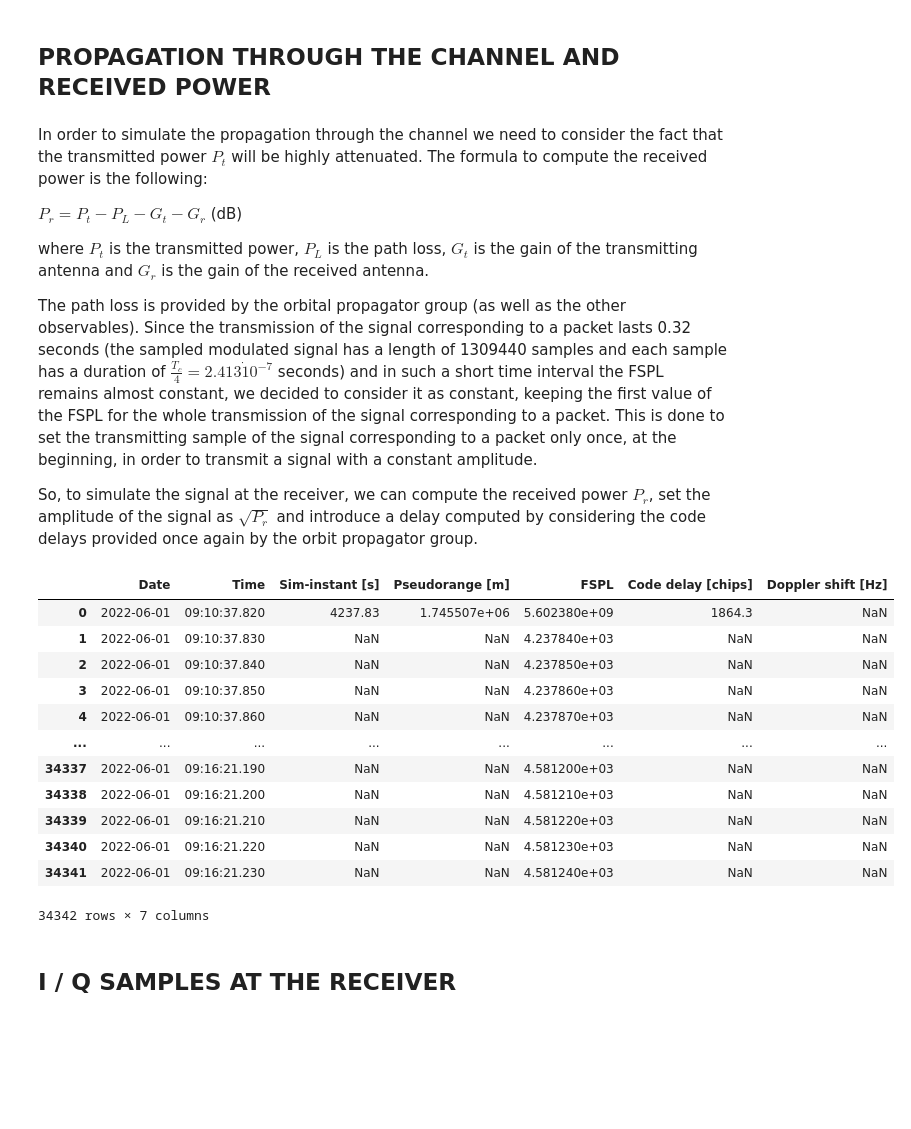
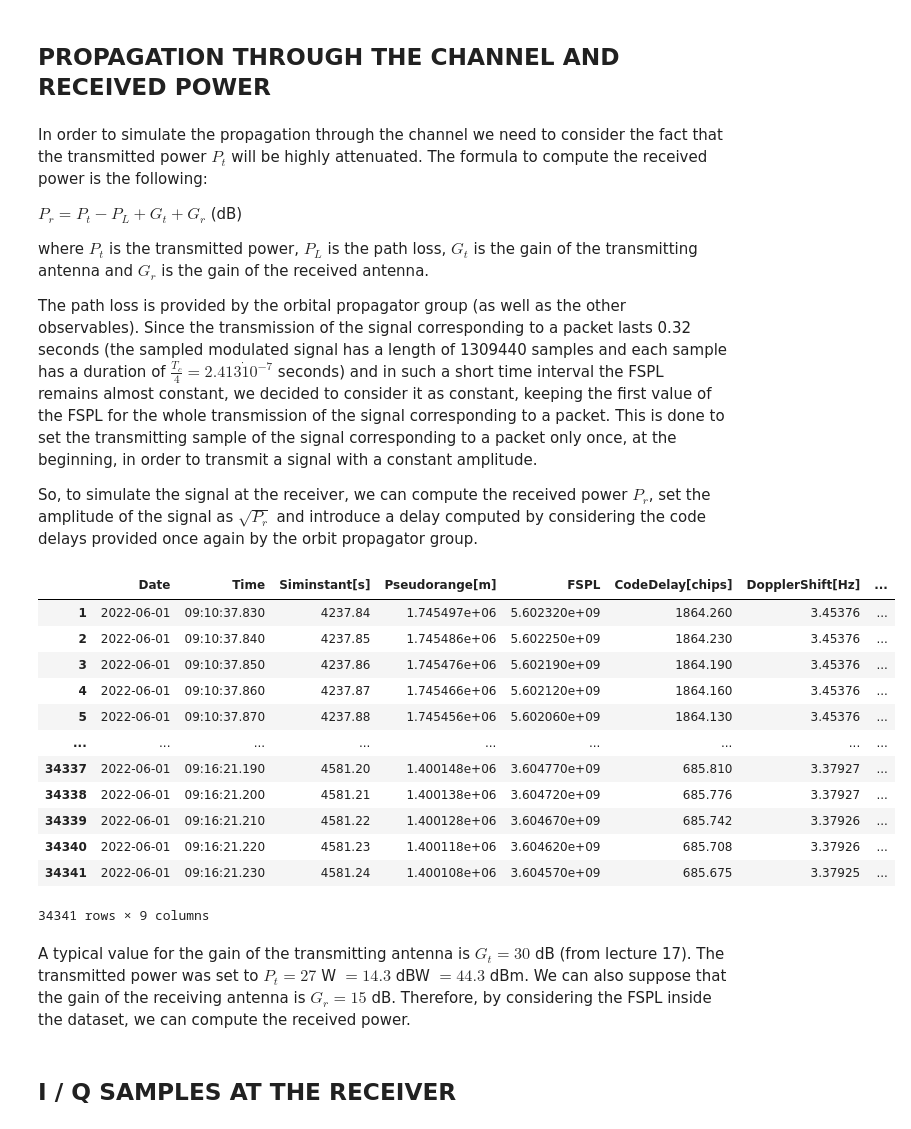
Before and after one commit to mattiasandri/usertransmitter, a Jupyter notebook: usertx.ipynb, the cells around one changed output. Drawn from its saved outputs; the diff is of its cells as text; code cells hidden in the pictures; blank space fills up the shorter version.

Commit message:
settings file modified, added some small explanations, orbit data loaded and completed

```diff
--- a/usertx.ipynb
+++ b/usertx.ipynb
@@ -502,7 +502,7 @@ Power after amplification:  144.0
 # %% [markdown]
 In order to simulate the propagation through the channel we need to consider the fact that the transmitted power $P_t$ will be highly attenuated. The formula to compute the received power is the following:
 
-$P_r = P_t - P_L - G_t - G_r$  (dB)
+$P_r = P_t - P_L + G_t + G_r$  (dB)
 
 where $P_t$ is the transmitted power, $P_L$ is the path loss, $G_t$ is the gain of the transmitting antenna and $G_r$ is the gain of the received antenna.
 
@@ -511,37 +511,39 @@ This is done to set the transmitting sample of the signal corresponding to a pac
 
 So, to simulate the signal at the receiver, we can compute the received power $P_r$, set the amplitude of the signal as $\sqrt{P_r}$ and introduce a delay computed by considering the code delays provided once again by the orbit propagator group.
 # %%
-# #here we load the file provided by the orbit propagator group
+#simple function to convert from linear to dB
+def lin2dB(x):
+    return 10*np.log10(x)
 
-# filename = "OrbitalDATA.txt"
+#here we load the file provided by the orbit propagator group
+filename = "OrbitalDATA.txt"
+orbit = pd.read_table(filename, header=0, sep=' ')
+orbit = orbit.dropna(axis=0)
 
-# # defining the name of the column of the dataframe called e1b
-# columns = ["Date", "Time", "Sim-instant [s]", "Pseudorange [m]", "FSPL", "Code delay [chips]", "Doppler shift [Hz]"]
+#we also want to consider the Free Space Path Loss in dB, so we add a column to the dataframe
+orbit['FSPL[dB]'] = orbit['FSPL'].apply(lin2dB)
 
-# #reading the file
-# orbit = pd.read_table(filename, header=None, sep=' ', names=columns, skiprows=1)
-
-# # creating a new column with the codes indexes and placing it as first column
-# # e1b['Code index'] = np.arange(1,51,1)
-# # column_list = ["Code index", "Hexadecimal"]
-# # e1b = e1b.reindex(columns=column_list)
-
-# # printing the first lines of the dataframe
-# orbit
+#in order to estimate also the propagation delay, we can just divide the pseudorange (staellite-user distance)
+#by the speed of light. Therefore we create another column in the dataframe
+c = 299792458   #speed of light in vacuum in m/s
+orbit['PropDelay[s]'] = orbit['Pseudorange[m]']/c
+orbit
 # %% [output]
-|  | Date | Time | Sim-instant [s] | Pseudorange [m] | FSPL | Code delay [chips] | Doppler shift [Hz] |
-| 0 | 2022-06-01 | 09:10:37.820 | 4237.83 | 1.745507e+06 | 5.602380e+09 | 1864.3 | NaN |
-| 1 | 2022-06-01 | 09:10:37.830 | NaN | NaN | 4.237840e+03 | NaN | NaN |
-| 2 | 2022-06-01 | 09:10:37.840 | NaN | NaN | 4.237850e+03 | NaN | NaN |
-| 3 | 2022-06-01 | 09:10:37.850 | NaN | NaN | 4.237860e+03 | NaN | NaN |
-| 4 | 2022-06-01 | 09:10:37.860 | NaN | NaN | 4.237870e+03 | NaN | NaN |
-| ... | ... | ... | ... | ... | ... | ... | ... |
-| 34337 | 2022-06-01 | 09:16:21.190 | NaN | NaN | 4.581200e+03 | NaN | NaN |
-| 34338 | 2022-06-01 | 09:16:21.200 | NaN | NaN | 4.581210e+03 | NaN | NaN |
-| 34339 | 2022-06-01 | 09:16:21.210 | NaN | NaN | 4.581220e+03 | NaN | NaN |
-| 34340 | 2022-06-01 | 09:16:21.220 | NaN | NaN | 4.581230e+03 | NaN | NaN |
-| 34341 | 2022-06-01 | 09:16:21.230 | NaN | NaN | 4.581240e+03 | NaN | NaN |
+|  | Date | Time | Siminstant[s] | Pseudorange[m] | FSPL | CodeDelay[chips] | DopplerShift[Hz] | ... |
+| 1 | 2022-06-01 | 09:10:37.830 | 4237.84 | 1.745497e+06 | 5.602320e+09 | 1864.260 | 3.45376 | ... |
+| 2 | 2022-06-01 | 09:10:37.840 | 4237.85 | 1.745486e+06 | 5.602250e+09 | 1864.230 | 3.45376 | ... |
+| 3 | 2022-06-01 | 09:10:37.850 | 4237.86 | 1.745476e+06 | 5.602190e+09 | 1864.190 | 3.45376 | ... |
+| 4 | 2022-06-01 | 09:10:37.860 | 4237.87 | 1.745466e+06 | 5.602120e+09 | 1864.160 | 3.45376 | ... |
+| 5 | 2022-06-01 | 09:10:37.870 | 4237.88 | 1.745456e+06 | 5.602060e+09 | 1864.130 | 3.45376 | ... |
+| ... | ... | ... | ... | ... | ... | ... | ... | ... |
+| 34337 | 2022-06-01 | 09:16:21.190 | 4581.20 | 1.400148e+06 | 3.604770e+09 | 685.810 | 3.37927 | ... |
+| 34338 | 2022-06-01 | 09:16:21.200 | 4581.21 | 1.400138e+06 | 3.604720e+09 | 685.776 | 3.37927 | ... |
+| 34339 | 2022-06-01 | 09:16:21.210 | 4581.22 | 1.400128e+06 | 3.604670e+09 | 685.742 | 3.37926 | ... |
+| 34340 | 2022-06-01 | 09:16:21.220 | 4581.23 | 1.400118e+06 | 3.604620e+09 | 685.708 | 3.37926 | ... |
+| 34341 | 2022-06-01 | 09:16:21.230 | 4581.24 | 1.400108e+06 | 3.604570e+09 | 685.675 | 3.37925 | ... |
-34342 rows × 7 columns
+34341 rows × 9 columns
+# %% [markdown]
+A typical value for the gain of the transmitting antenna is $G_t = 30$ dB (from lecture 17). The transmitted power was set to $P_t = 27$ W $= 14.3$ dBW $= 44.3$ dBm. We can also suppose that the gain of the receiving antenna is $G_r = 15$ dB. Therefore, by considering the FSPL inside the dataset, we can compute the received power.
 # %% [markdown]
 ## I / Q SAMPLES AT THE RECEIVER
 # %% [markdown]
```
Also changed, not shown: parts of 4 cells of this notebook, 1 other file.
